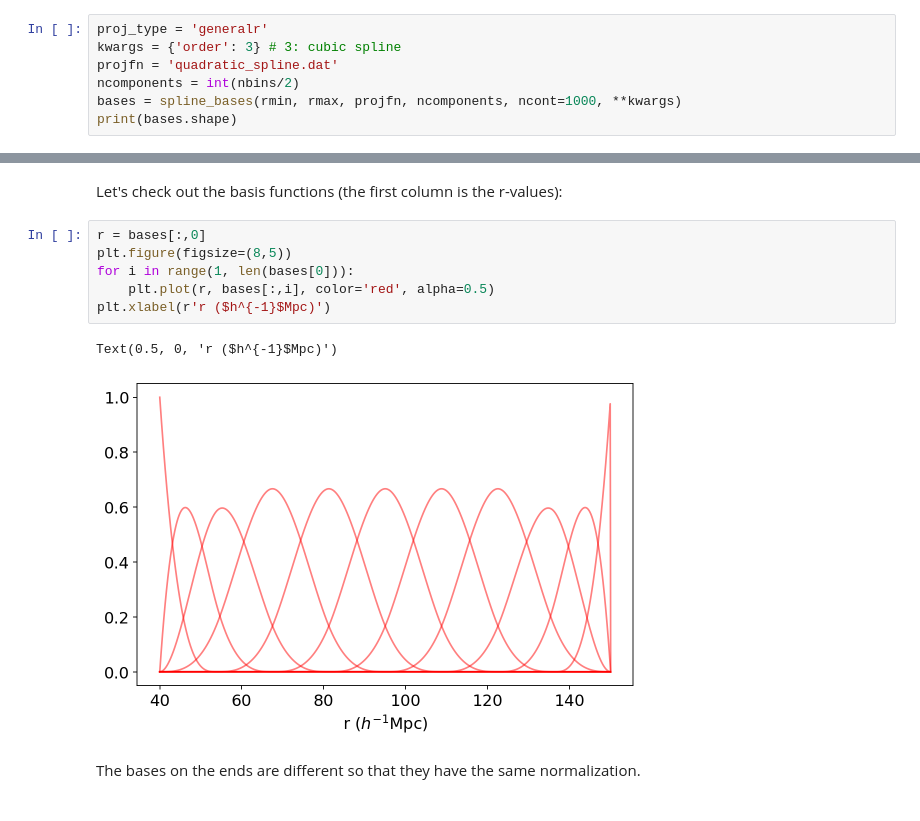
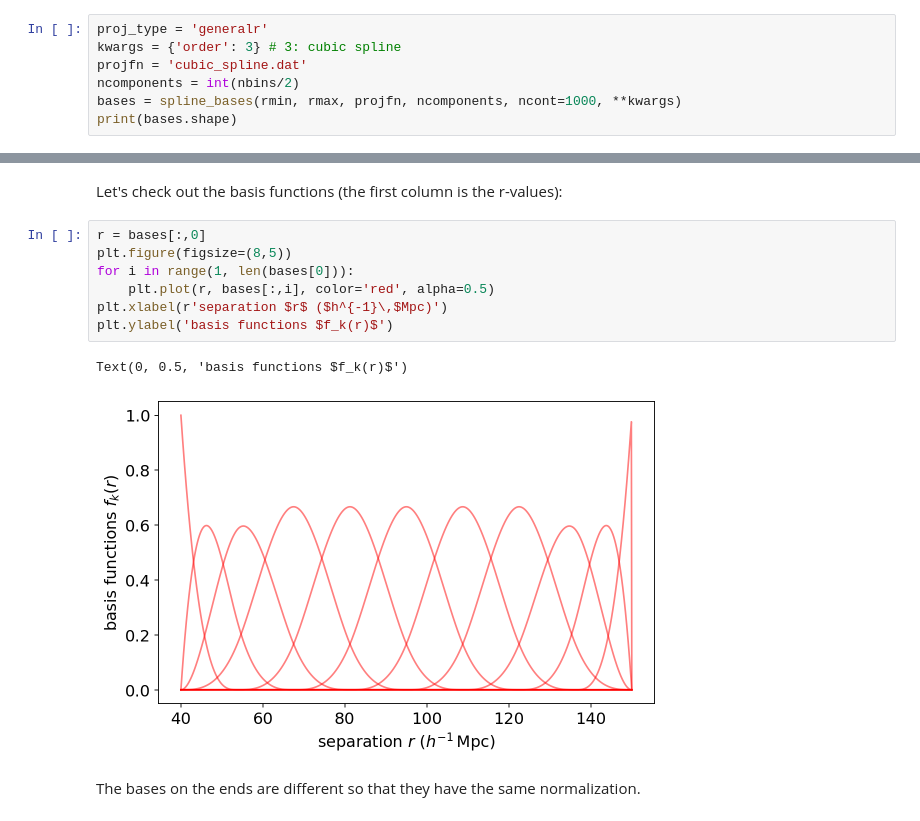
Before and after one commit to kstoreyf/Corrfunc, a Jupyter notebook: examples/example_theory.ipynb, the cells around one changed output, grey strips where cells are left out. Drawn from its saved outputs; the diff is of its cells as text.

```diff
--- a/examples/example_theory.ipynb
+++ b/examples/example_theory.ipynb
@@ -197,7 +210,7 @@ Then we'll write our basis to a file. For any set of basis functions that is rea
 # %%
 proj_type = 'generalr'
 kwargs = {'order': 3} # 3: cubic spline
-projfn = 'quadratic_spline.dat'
+projfn = 'cubic_spline.dat'
 ncomponents = int(nbins/2)
 bases = spline_bases(rmin, rmax, projfn, ncomponents, ncont=1000, **kwargs)
 print(bases.shape)
@@ -208,12 +221,13 @@ Let's check out the basis functions (the first column is the r-values):
 # %%
 r = bases[:,0]
 plt.figure(figsize=(8,5))
 for i in range(1, len(bases[0])):
     plt.plot(r, bases[:,i], color='red', alpha=0.5)
-plt.xlabel(r'r ($h^{-1}$Mpc)')
+plt.xlabel(r'separation $r$ ($h^{-1}\,$Mpc)')
+plt.ylabel('basis functions $f_k(r)$')
 # %% [output]
-Text(0.5, 0, 'r ($h^{-1}$Mpc)')
+Text(0, 0.5, 'basis functions $f_k(r)$')
-[figure, old version]
+[figure, new version]
 # %% [markdown]
 The bases on the ends are different so that they have the same normalization.
 # %% [markdown]
```
Also changed, not shown: parts of 11 cells of this notebook, 1 other file.
